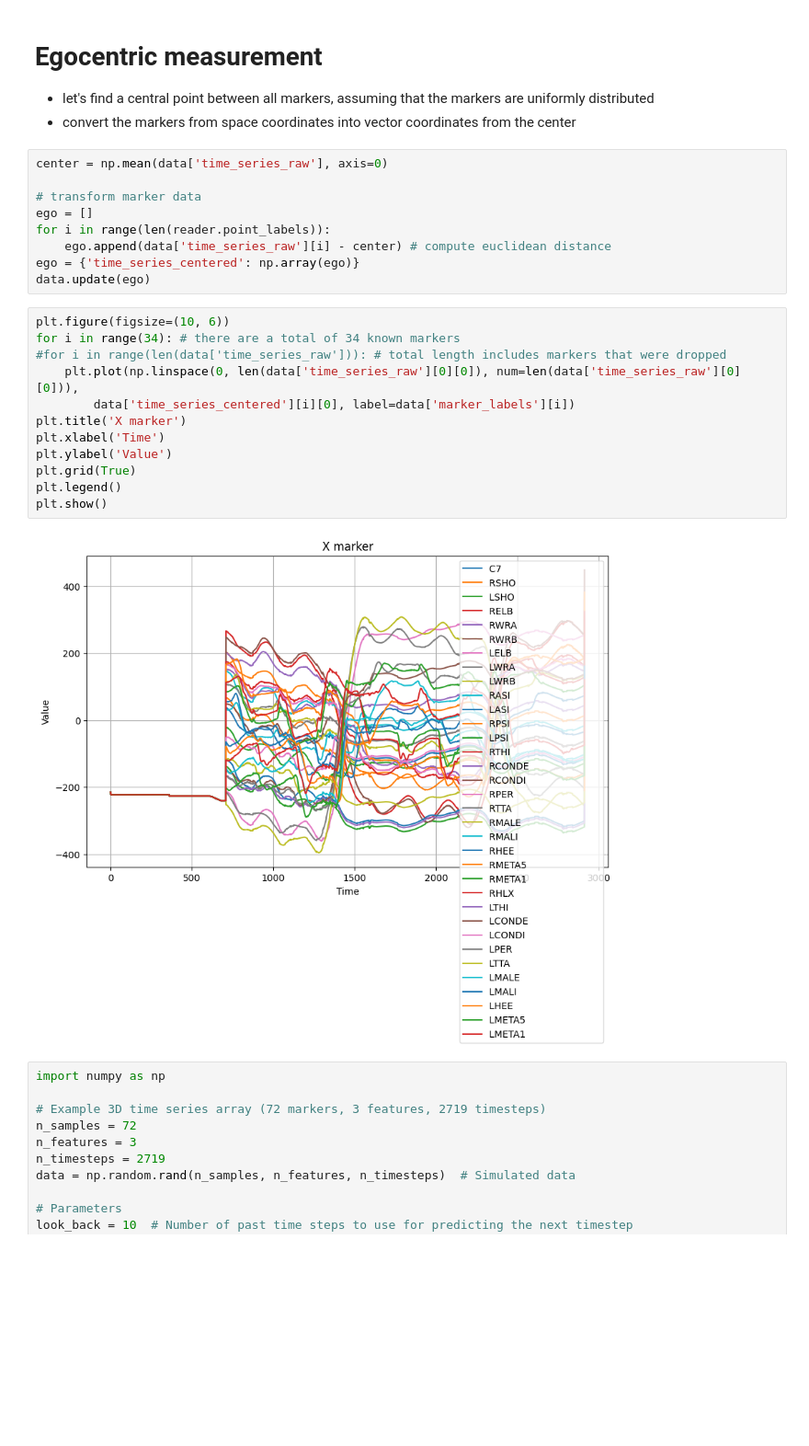
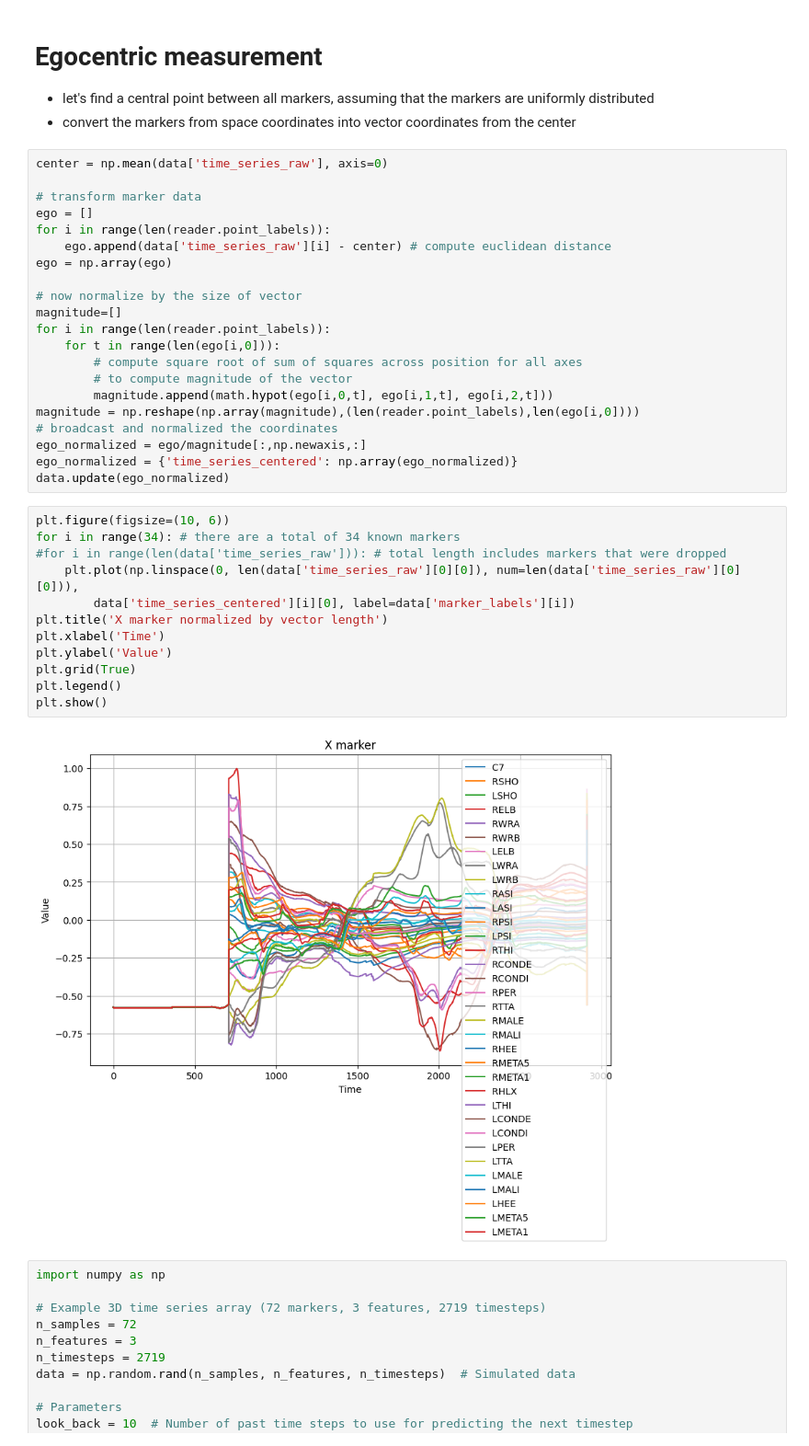
Before and after one commit to anqizhou13/FastTracker, a Jupyter notebook: process.ipynb, the cells around one changed output. Shown at 92% size. Saved outputs shown, nothing was run; the diff lists cells and outputs as text; blank space fills up the shorter version.

```diff
--- a/process.ipynb
+++ b/process.ipynb
@@ -62,29 +68,41 @@ plt.show()
 # Egocentric measurement
 - let's find a central point between all markers, assuming that the markers are uniformly distributed
 - convert the markers from space coordinates into vector coordinates from the center
-# %%
-center = np.mean(data['time_series_raw'], axis=0)
-
-# transform marker data
-ego = []
-for i in range(len(reader.point_labels)):
-    ego.append(data['time_series_raw'][i] - center) # compute euclidean distance
-ego = {'time_series_centered': np.array(ego)}
-data.update(ego)
+# %%
+center = np.mean(data['time_series_raw'], axis=0)
+
+# transform marker data
+ego = []
+for i in range(len(reader.point_labels)):
+    ego.append(data['time_series_raw'][i] - center) # compute euclidean distance
+ego = np.array(ego)
+
+# now normalize by the size of vector
+magnitude=[]
+for i in range(len(reader.point_labels)):
+    for t in range(len(ego[i,0])):
+        # compute square root of sum of squares across position for all axes
+        # to compute magnitude of the vector
+        magnitude.append(math.hypot(ego[i,0,t], ego[i,1,t], ego[i,2,t]))
+magnitude = np.reshape(np.array(magnitude),(len(reader.point_labels),len(ego[i,0])))
+# broadcast and normalized the coordinates
+ego_normalized = ego/magnitude[:,np.newaxis,:]
+ego_normalized = {'time_series_centered': np.array(ego_normalized)}
+data.update(ego_normalized)
 # %%
 plt.figure(figsize=(10, 6))
 for i in range(34): # there are a total of 34 known markers
 #for i in range(len(data['time_series_raw'])): # total length includes markers that were dropped
     plt.plot(np.linspace(0, len(data['time_series_raw'][0][0]), num=len(data['time_series_raw'][0][0])),
         data['time_series_centered'][i][0], label=data['marker_labels'][i])
-plt.title('X marker')
+plt.title('X marker normalized by vector length')
 plt.xlabel('Time')
 plt.ylabel('Value')
 plt.grid(True)
 plt.legend()
 plt.show()
 # %% [output]
-[figure, old version]
+[figure, new version]
 # %%
 import numpy as np
 
```
Also changed, not shown: parts of 2 cells of this notebook.
